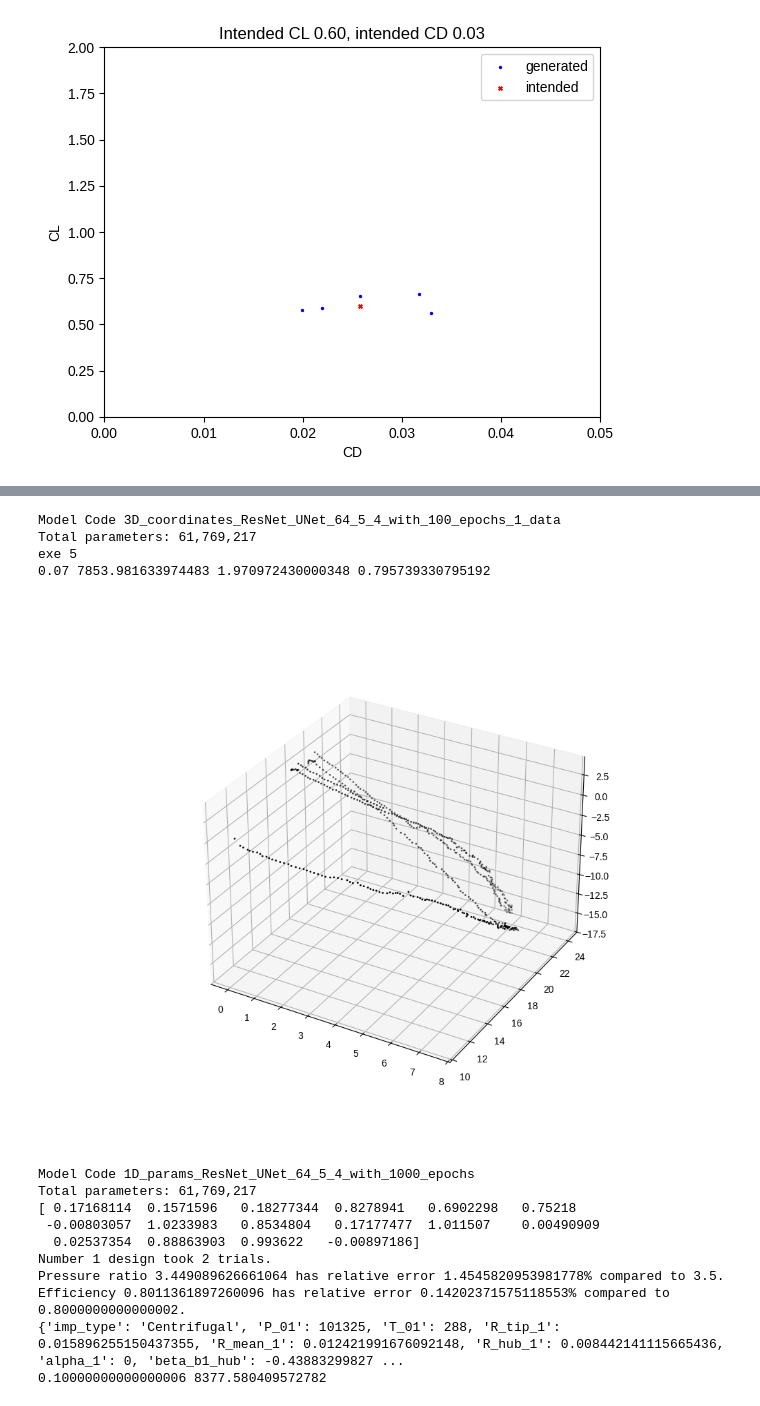
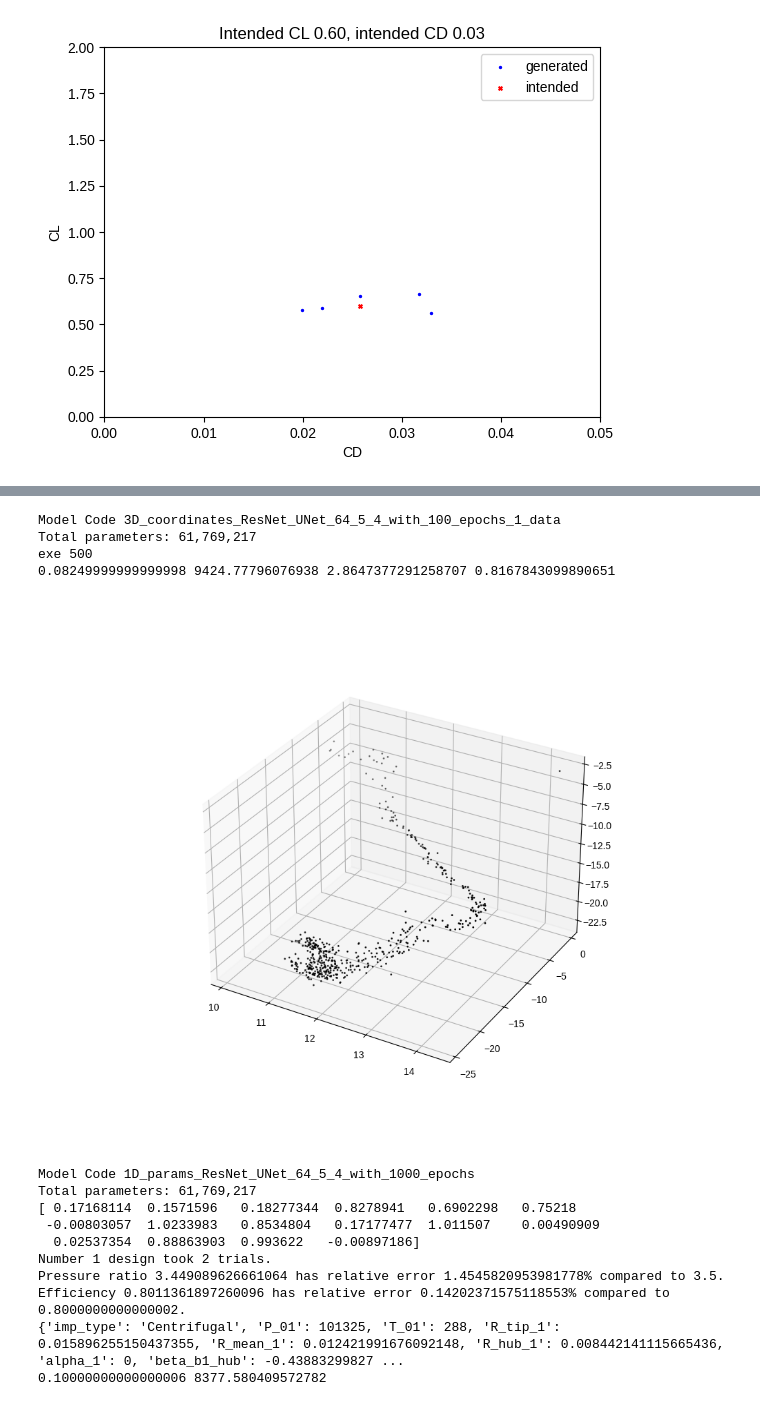
Before and after one commit to Yingfangeng/Diffusion_based_2DAirfoil_Generation, a Jupyter notebook: model_deployment.ipynb, the cells around one changed output, grey strips where cells are left out. Cells and saved outputs as stored; diff of their text form; code cells hidden in the pictures.

```diff
--- a/model_deployment.ipynb
+++ b/model_deployment.ipynb
@@ -428,24 +402,24 @@ fig/aerodynamic_extrapolation_results.png is saved.
 # %%
 model_deployment(mode='validation',
                  model_config_path = 'mdl_hyperparams/3D_coords_unet.yaml',
                  sample_number=1,
-                 num_steps=100,
-                 manual_seed = 5,
+                 num_steps=30,
+                 manual_seed = 500,
                  x_foil_timeout=10,
                  multiple_design=1,
                  max_iteration=1,
                  CL_tolerence=5,
                  CD_tolerence=1,
                  pr = 3.5,
                  RPM = 80000,
                  eta = 0.8,
                  m_dot = 0.1)
 # %% [output]
 Model Code 3D_coordinates_ResNet_UNet_64_5_4_with_100_epochs_1_data
 Total parameters: 61,769,217
-exe 5
-0.07 7853.981633974483 1.970972430000348 0.795739330795192
+exe 500
+0.08249999999999998 9424.77796076938 2.8647377291258707 0.8167843099890651
-[figure, old version]
+[figure, new version]
 # %%
 model_deployment(mode='test',
                  model_config_path = 'mdl_hyperparams/1D_params_unet.yaml',
```
Also changed, not shown: parts of 5 cells of this notebook, 4 other files.
